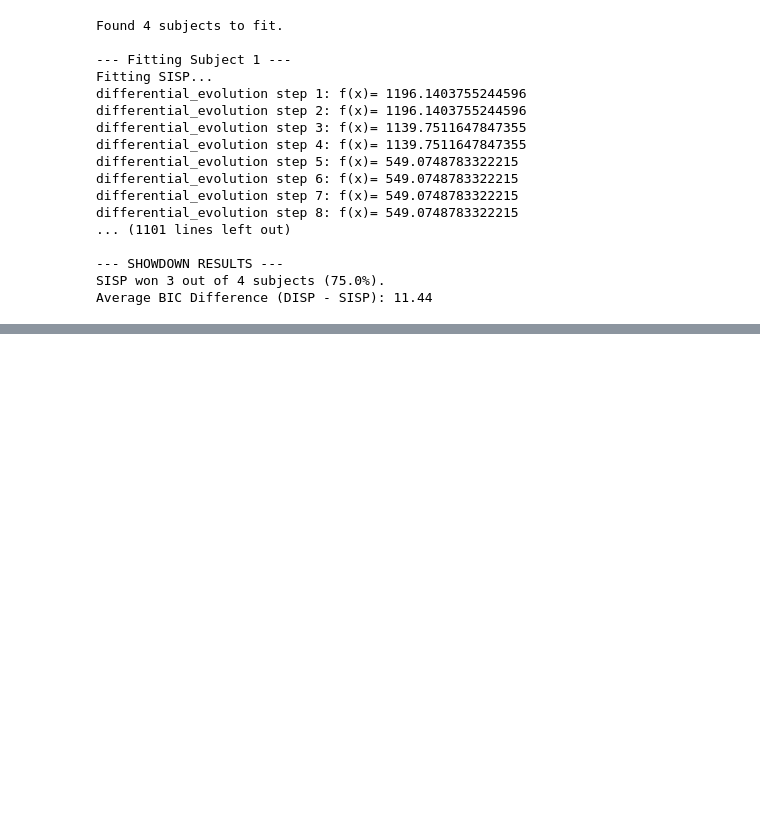
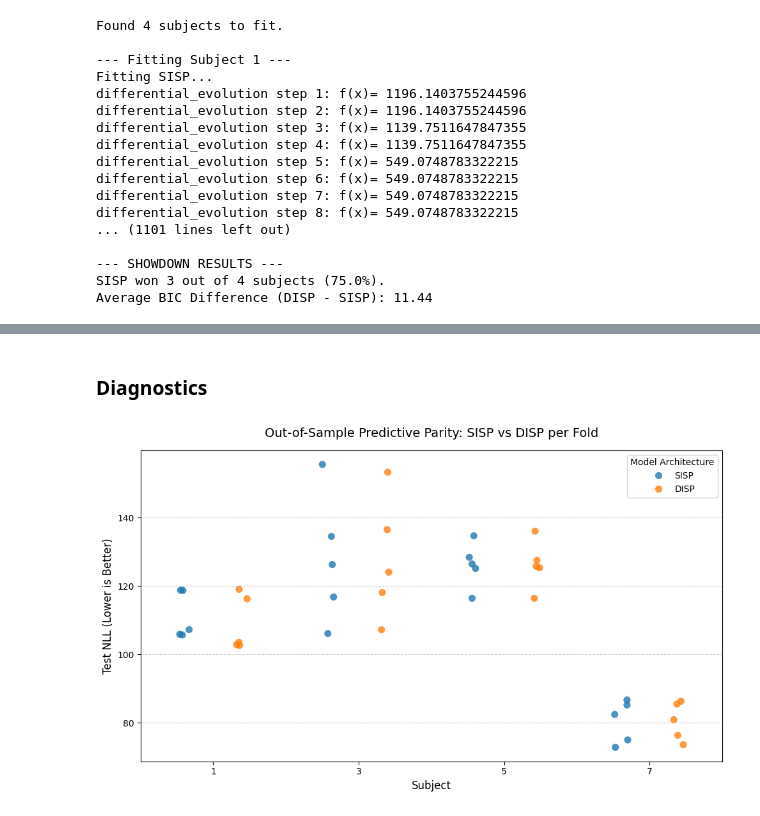
Before and after one commit to SpoopyPillow/caa_recognition_model, a Jupyter notebook: subject_fitting.ipynb, the cells around one changed output, grey strips where cells are left out. Saved outputs shown, nothing was run; the diff lists cells and outputs as text; code cells hidden in the pictures; blank space fills up the shorter version.

Commit message:
feature: CV for each subject

```diff
--- a/subject_fitting.ipynb
+++ b/subject_fitting.ipynb
@@ -144,0 +357,31 @@ Average BIC Difference (DISP - SISP): 11.44
+# %% [markdown]
+### Diagnostics
+# %%
+# Load your detailed fold data
+df_folds = pd.read_csv("results/autosave_cv_fold_disp_classic_vs_sisp_z0_var_rbound.csv")
+
+# Melt data so SISP and DISP are in the same column for Seaborn
+df_melted = df_folds.melt(
+    id_vars=['subject', 'fold'],
+    value_vars=['sisp_test_nll', 'disp_test_nll'],
+    var_name='Model',
+    value_name='Test_NLL'
+)
+df_melted['Model'] = df_melted['Model'].map({'sisp_test_nll': 'SISP', 'disp_test_nll': 'DISP'})
+
+# Create the plot
+plt.figure(figsize=(10, 6))
+sns.stripplot(
+    data=df_melted, x='subject', y='Test_NLL', hue='Model',
+    dodge=True, marker='o', alpha=0.8, size=8, palette=['#1f77b4', '#ff7f0e']
+)
+
+plt.title("Out-of-Sample Predictive Parity: SISP vs DISP per Fold", fontsize=14, pad=15)
+plt.ylabel("Test NLL (Lower is Better)", fontsize=12)
+plt.xlabel("Subject", fontsize=12)
+plt.legend(title="Model Architecture")
+plt.grid(axis='y', linestyle='--', alpha=0.6)
+plt.tight_layout()
+plt.show()
+# %% [output]
+[figure, added]
```
Also changed, not shown: parts of 5 cells of this notebook, 2 other files.
